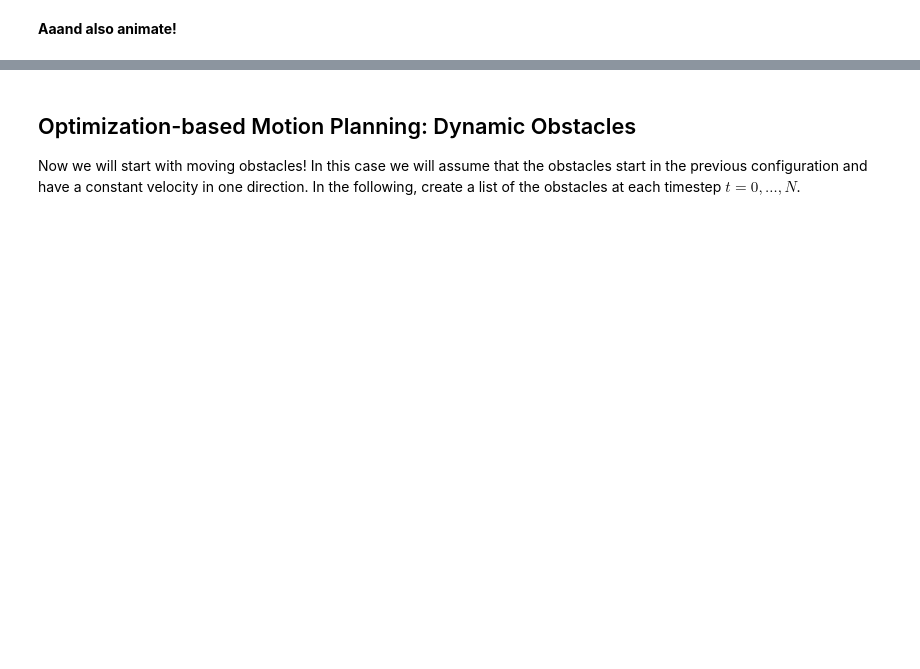
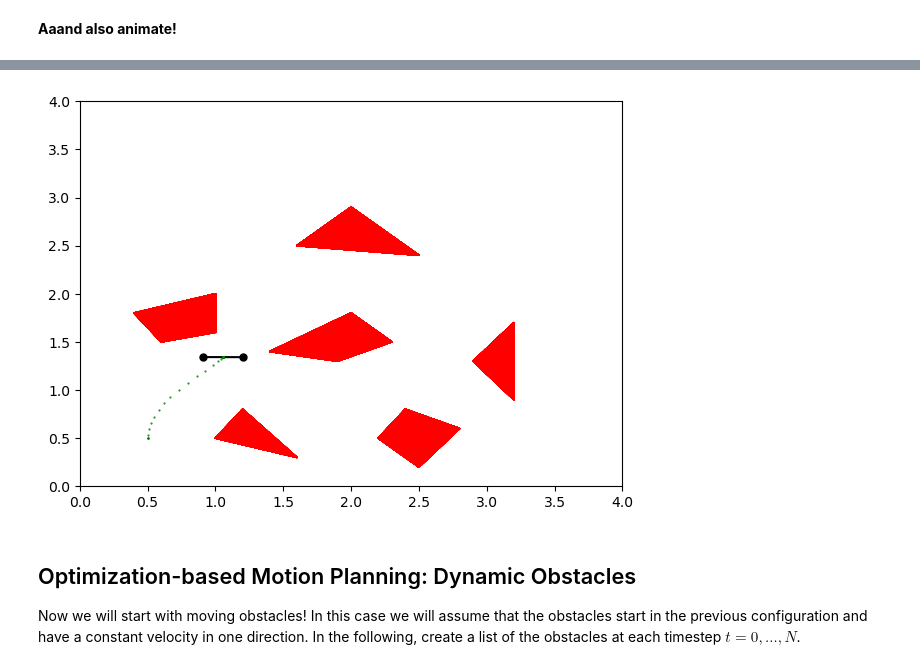
Before and after one commit to Dankzell/DD2416_labs, a Jupyter notebook: tut2_optimization.ipynb, the cells around one changed output, grey strips where cells are left out. Drawn from its saved outputs; the diff is of its cells as text; code cells hidden in the pictures; blank space fills up the shorter version.

```diff
--- a/tut2_optimization.ipynb
+++ b/tut2_optimization.ipynb
@@ -17,6 +20,8 @@ import matplotlib.pyplot as plt
 from matplotlib.patches import Polygon
 from matplotlib.collections import PatchCollection
 from copy import deepcopy, copy
+# %%
+HIDE_MATPLOT = True
 # %% [markdown]
 ## Optimization-based Motion Planning: Static Obstacles
 
@@ -283,9 +314,11 @@ plt.show()
 # %% [markdown]
 **Aaand also animate!**
 # %%
-%matplotlib inline
-%matplotlib notebook
-%matplotlib notebook
+if not HIDE_MATPLOT:
+    %matplotlib inline
+    %matplotlib notebook
+    %matplotlib notebook
+
 from matplotlib.animation import FuncAnimation
 from IPython.display import HTML
 from math import *
@@ -320,3 +353,4 @@ animation = FuncAnimation(fig, animation_func, fargs=((x_data, y_data, theta_dat
                           frames=N, interval=50, blit=True)
 # plt.show()
 HTML(animation.to_html5_video())
+# %% [output]
@@ -323,3 +358,4 @@ HTML(animation.to_html5_video())
+[figure, added]
 # %% [markdown]
 ## Optimization-based Motion Planning: Dynamic Obstacles
 Now we will start with moving obstacles! In this case we will assume that the obstacles start in the previous configuration and have a constant velocity in one direction. In the following, create a list of the obstacles at each timestep $t = 0, \dots, N$.
```
Also changed, not shown: parts of 15 cells of this notebook.
